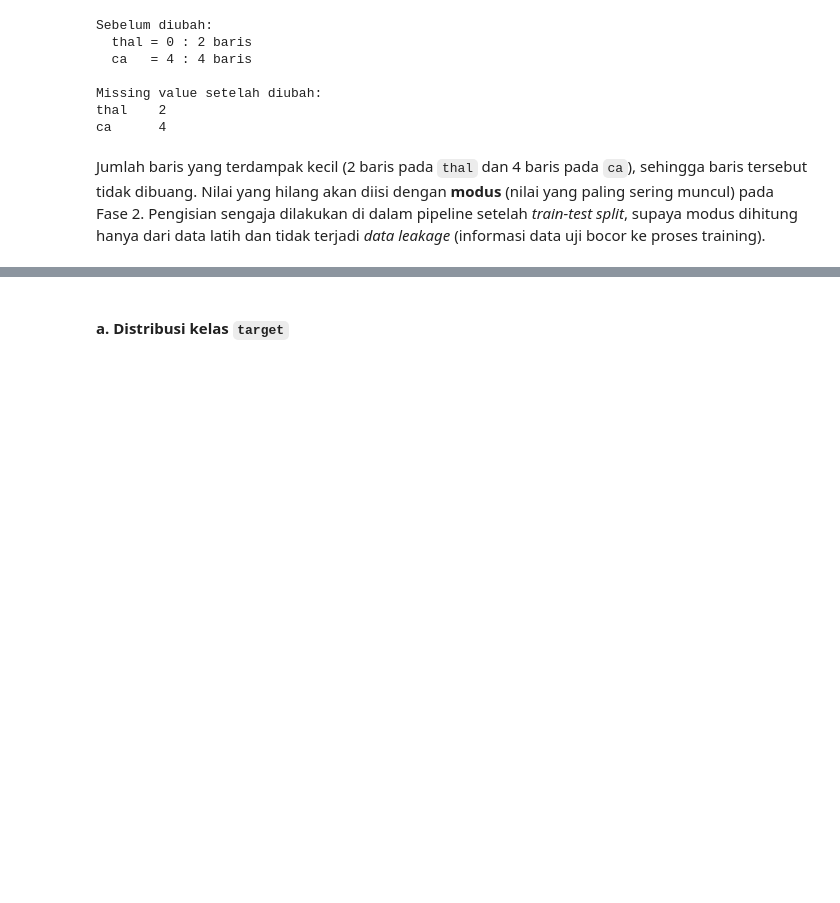
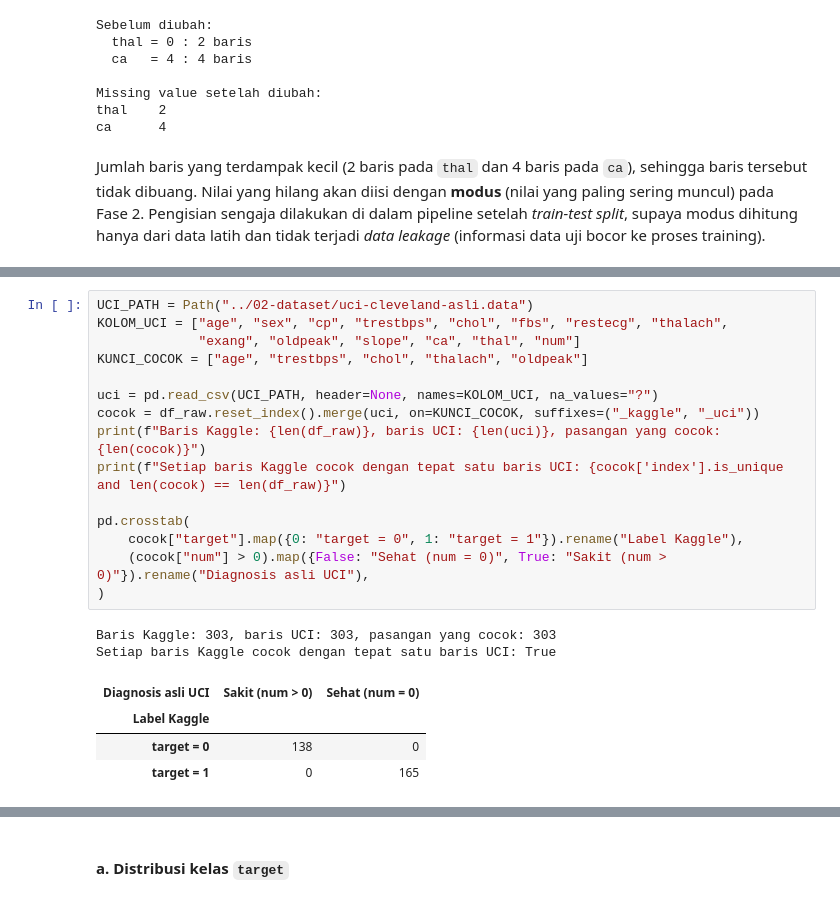
Before and after one commit to agm4r/uci-heart-disease-classification, a Jupyter notebook: 03-notebook/KelompokX_Heart_Disease_Prediction.ipynb, the cells around one changed output, grey strips where cells are left out. Cells and saved outputs as stored; diff of their text form; blank space fills up the shorter version.

```diff
--- a/03-notebook/KelompokX_Heart_Disease_Prediction.ipynb
+++ b/03-notebook/KelompokX_Heart_Disease_Prediction.ipynb
@@ -209,0 +218,22 @@ Jumlah baris yang terdampak kecil (2 baris pada `thal` dan 4 baris pada `ca`), s
+# %%
+UCI_PATH = Path("../02-dataset/uci-cleveland-asli.data")
+KOLOM_UCI = ["age", "sex", "cp", "trestbps", "chol", "fbs", "restecg", "thalach",
+             "exang", "oldpeak", "slope", "ca", "thal", "num"]
+KUNCI_COCOK = ["age", "trestbps", "chol", "thalach", "oldpeak"]
+
+uci = pd.read_csv(UCI_PATH, header=None, names=KOLOM_UCI, na_values="?")
+cocok = df_raw.reset_index().merge(uci, on=KUNCI_COCOK, suffixes=("_kaggle", "_uci"))
+print(f"Baris Kaggle: {len(df_raw)}, baris UCI: {len(uci)}, pasangan yang cocok: {len(cocok)}")
+print(f"Setiap baris Kaggle cocok dengan tepat satu baris UCI: {cocok['index'].is_unique and len(cocok) == len(df_raw)}")
+
+pd.crosstab(
+    cocok["target"].map({0: "target = 0", 1: "target = 1"}).rename("Label Kaggle"),
+    (cocok["num"] > 0).map({False: "Sehat (num = 0)", True: "Sakit (num > 0)"}).rename("Diagnosis asli UCI"),
+)
+# %% [output]
+Baris Kaggle: 303, baris UCI: 303, pasangan yang cocok: 303
+Setiap baris Kaggle cocok dengan tepat satu baris UCI: True
+| Diagnosis asli UCI | Sakit (num > 0) | Sehat (num = 0) |
+| Label Kaggle |  |  |
+| target = 0 | 138 | 0 |
+| target = 1 | 0 | 165 |
```
Also changed, not shown: parts of 23 cells of this notebook, 4 other files.
